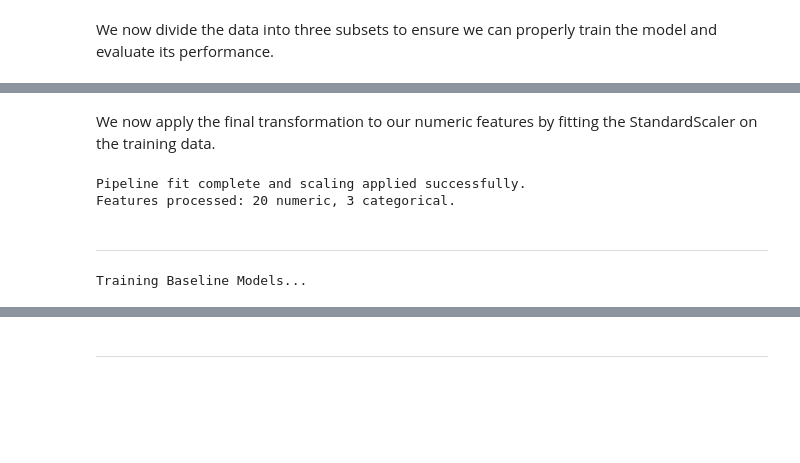
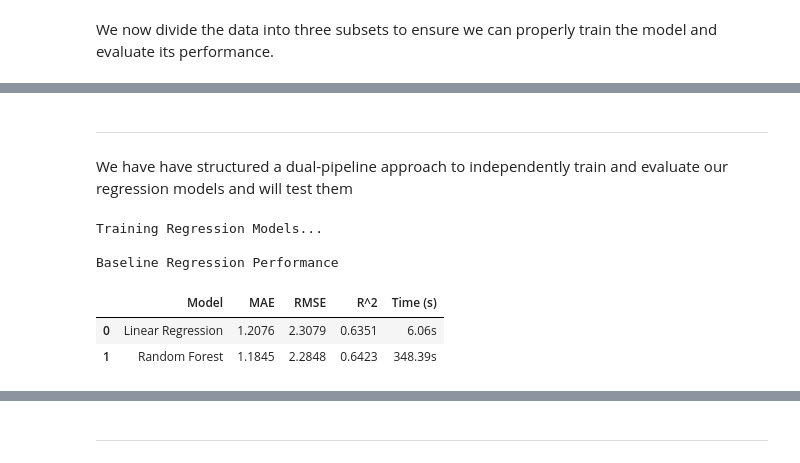
Before and after one commit to Battler08/COMP3610A2, a Jupyter notebook: assignment2.ipynb, the cells around one changed output, grey strips where cells are left out. Saved outputs shown, nothing was run; the diff lists cells and outputs as text; code cells hidden in the pictures; blank space fills up the shorter version.

```diff
--- a/assignment2.ipynb
+++ b/assignment2.ipynb
@@ -499,55 +505,47 @@ Test set:       344751 rows (15%)
-# %% [markdown]
-We now apply the final transformation to our numeric features by fitting the StandardScaler on the training data.
-# %%
-
-pipeline.fit(X_train, y_train)
-
-
-fitted_scaler = pipeline.named_steps['preprocessor'].named_transformers_['num'].named_steps['scaler']
-
-print("Pipeline fit complete and scaling applied successfully.")
-print(f"Features processed: {len(numeric_features)} numeric, {len(categorical_features)} categorical.")
-# %% [output]
-Pipeline fit complete and scaling applied successfully.
-Features processed: 20 numeric, 3 categorical.
 # %% [markdown]
 ___
+# %% [markdown]
+We have have structured a dual-pipeline approach to independently train and evaluate our regression models and will test them
 # %%
 import time
-from sklearn.linear_model import LogisticRegression
-from sklearn.ensemble import RandomForestClassifier
-from sklearn.metrics import (
-    accuracy_score, precision_score, recall_score, f1_score, roc_auc_score
-)
+from sklearn.metrics import mean_absolute_error, mean_squared_error, r2_score
+import pandas as pd
+
+y_reg = taxi_df.select("tip_amount").to_series().to_numpy()
 
 
 
-print("Training Baseline Models...")
+print("Training Regression Models...")
+start_lr = time.time()
+lr_reg.fit(X_train, y_train_reg)
+lr_time = time.time() - start_lr
 
+start_rf = time.time()
+rf_reg.fit(X_train, y_train_reg)
+rf_time = time.time() - start_rf
 
-lr_reg_stats = get_regression_metrics(lr_reg, X_val, y_val_reg, "Linear Regression", lr_time)
-rf_reg_stats = get_regression_metrics(rf_reg, X_val, y_val_reg, "Random Forest Regressor", rf_time)
+def get_regression_metrics(model, X, y_true, name, duration):
+    preds = model.predict(X)
+    mae = mean_absolute_error(y_true, preds)
+    rmse = np.sqrt(mean_squared_error(y_true, preds))
+    r2 = r2_score(y_true, preds)
+    return {
+        "Model": name,
+        "MAE": f"{mae:.4f}",
+        "RMSE": f"{rmse:.4f}",
+        "R^2": f"{r2:.4f}",
+        "Time (s)": f"{duration:.2f}s"
+    }
+lr_stats = get_regression_metrics(lr_reg, X_val, y_val_reg, "Linear Regression", lr_time)
+rf_stats = get_regression_metrics(rf_reg, X_val, y_val_reg, "Random Forest", rf_time)
 
-
-
-##Regression
-
-lr_clf = Pipeline(steps=[
-    ('preprocessor', preprocessor),
-    ('classifier', LogisticRegression(max_iter=1000, random_state=42))
-])
-
-rf_clf = Pipeline(steps=[
-    ('preprocessor', preprocessor),
-    ('classifier', RandomForestClassifier(n_estimators=100, max_depth=10, random_state=42, n_jobs=-1))
-])
-
-### Classification start_lr_c = time.time()
-lr_clf.fit(X_train, y_train)
-lr_c_time = time.time() - start_lr_c
-
-start_rf_c = time.time()
-rf_clf.fit(X_train, y_train)
-rf_c_time = time.time() - start_rf_c
+results_df = pd.DataFrame([lr_stats, rf_stats])
+print("\nBaseline Regression Performance")
+display(results_df)
 # %% [output]
-Training Baseline Models...
+Training Regression Models...
+
+Baseline Regression Performance
+|  | Model | MAE | RMSE | R^2 | Time (s) |
+| 0 | Linear Regression | 1.2076 | 2.3079 | 0.6351 | 6.06s |
+| 1 | Random Forest | 1.1845 | 2.2848 | 0.6423 | 348.39s |
```
Also changed, not shown: parts of 12 cells of this notebook.
